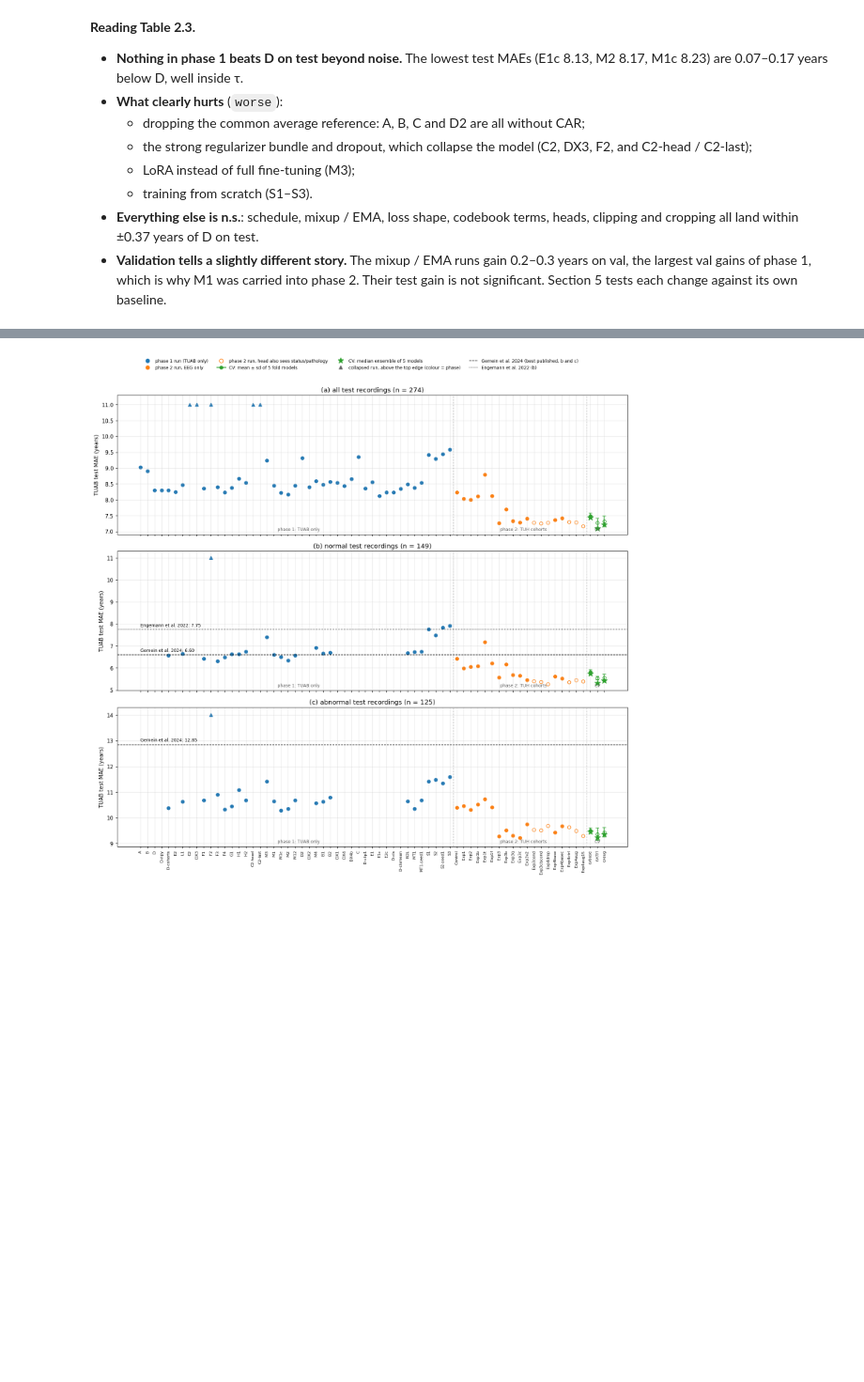
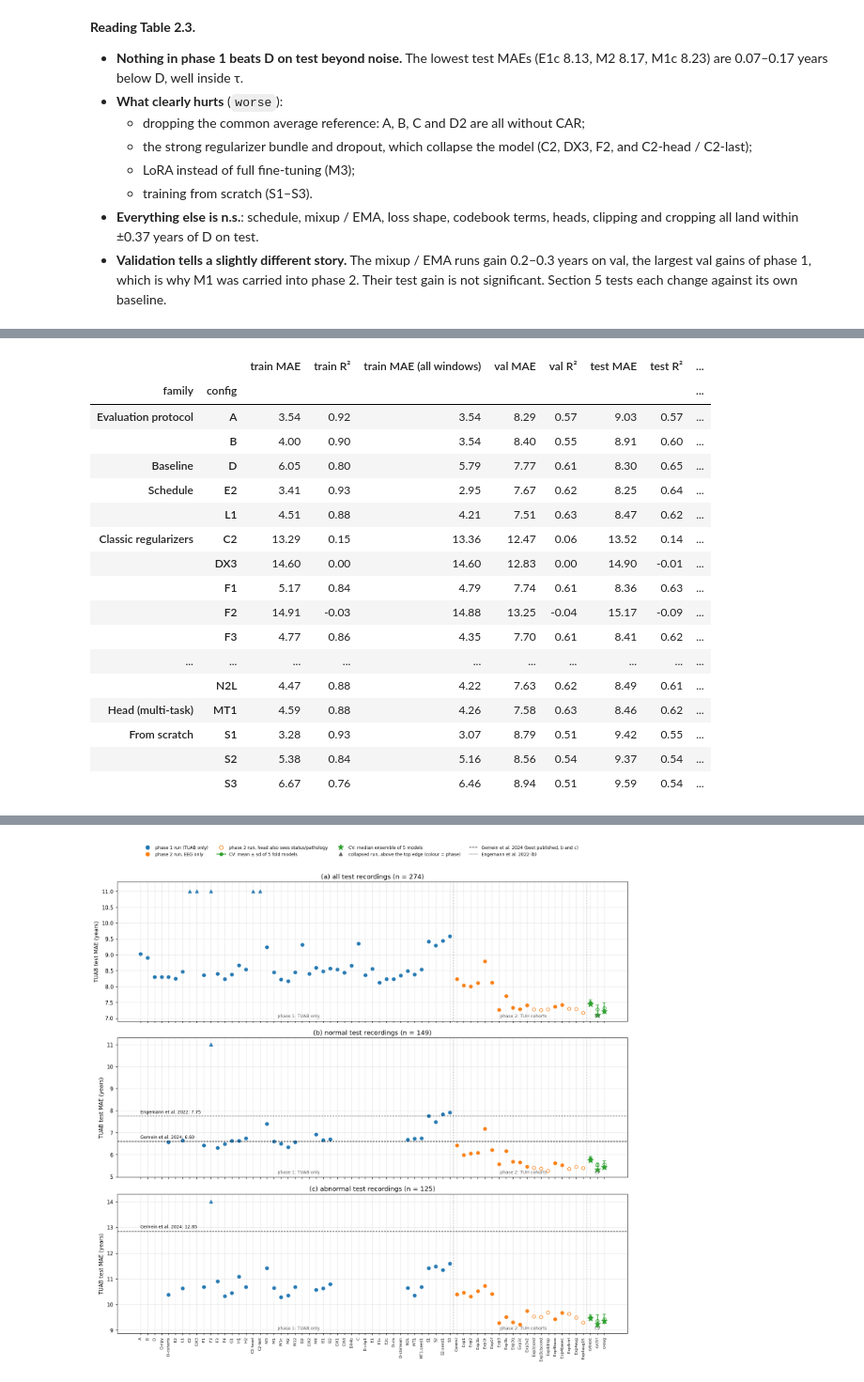
Before and after one commit to Neuro-Clalit/LaBraM, a Jupyter notebook: notebooks/brain_age_research_summary.ipynb, the cells around one changed output, grey strips where cells are left out. Shown at 94% size. Saved outputs shown, nothing was run; the diff lists cells and outputs as text; code cells hidden in the pictures; blank space fills up the shorter version.

```diff
--- a/notebooks/brain_age_research_summary.ipynb
+++ b/notebooks/brain_age_research_summary.ipynb
@@ -1426,0 +1458,25 @@ display(numbered_table(t2_short, "2.3", "Phase 1 short list: one row per configu
+# %%
+reeval_m = pd.read_csv(os.path.join(REPO, "docs/data/phase1_reeval_metrics.csv"))
+reeval_c = pd.read_csv(os.path.join(REPO, "docs/data/phase1_reeval_split_check.csv"))
+t24 = rs.reeval_short_list(reeval_m, reeval_c, reg).set_index(["family", "config"])
+assert (t24["split = recorded"] == "✓").all(), "a re-evaluated split differs from its recorded data_split.json"
+display(numbered_table(t24, "2.4", "Phase 1 re-evaluated in eval mode: train, val and test"))
+# %% [output]
+|  |  | train MAE | train R² | train MAE (all windows) | val MAE | val R² | test MAE | test R² | ... |
+| family | config |  |  |  |  |  |  |  | ... |
+| Evaluation protocol | A | 3.54 | 0.92 | 3.54 | 8.29 | 0.57 | 9.03 | 0.57 | ... |
+|  | B | 4.00 | 0.90 | 3.54 | 8.40 | 0.55 | 8.91 | 0.60 | ... |
+| Baseline | D | 6.05 | 0.80 | 5.79 | 7.77 | 0.61 | 8.30 | 0.65 | ... |
+| Schedule | E2 | 3.41 | 0.93 | 2.95 | 7.67 | 0.62 | 8.25 | 0.64 | ... |
+|  | L1 | 4.51 | 0.88 | 4.21 | 7.51 | 0.63 | 8.47 | 0.62 | ... |
+| Classic regularizers | C2 | 13.29 | 0.15 | 13.36 | 12.47 | 0.06 | 13.52 | 0.14 | ... |
+|  | DX3 | 14.60 | 0.00 | 14.60 | 12.83 | 0.00 | 14.90 | -0.01 | ... |
+|  | F1 | 5.17 | 0.84 | 4.79 | 7.74 | 0.61 | 8.36 | 0.63 | ... |
+|  | F2 | 14.91 | -0.03 | 14.88 | 13.25 | -0.04 | 15.17 | -0.09 | ... |
+|  | F3 | 4.77 | 0.86 | 4.35 | 7.70 | 0.61 | 8.41 | 0.62 | ... |
+| ... | ... | ... | ... | ... | ... | ... | ... | ... | ... |
+|  | N2L | 4.47 | 0.88 | 4.22 | 7.63 | 0.62 | 8.49 | 0.61 | ... |
+| Head (multi-task) | MT1 | 4.59 | 0.88 | 4.26 | 7.58 | 0.63 | 8.46 | 0.62 | ... |
+| From scratch | S1 | 3.28 | 0.93 | 3.07 | 8.79 | 0.51 | 9.42 | 0.55 | ... |
+|  | S2 | 5.38 | 0.84 | 5.16 | 8.56 | 0.54 | 9.37 | 0.54 | ... |
+|  | S3 | 6.67 | 0.76 | 6.46 | 8.94 | 0.51 | 9.59 | 0.54 | ... |
```
Also changed, not shown: parts of 21 cells of this notebook, 6 other files.
